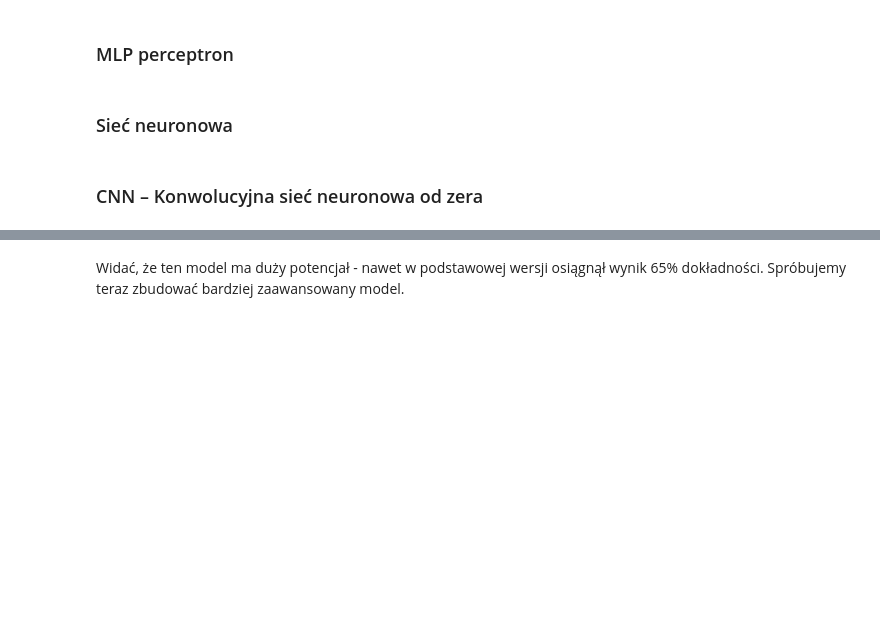
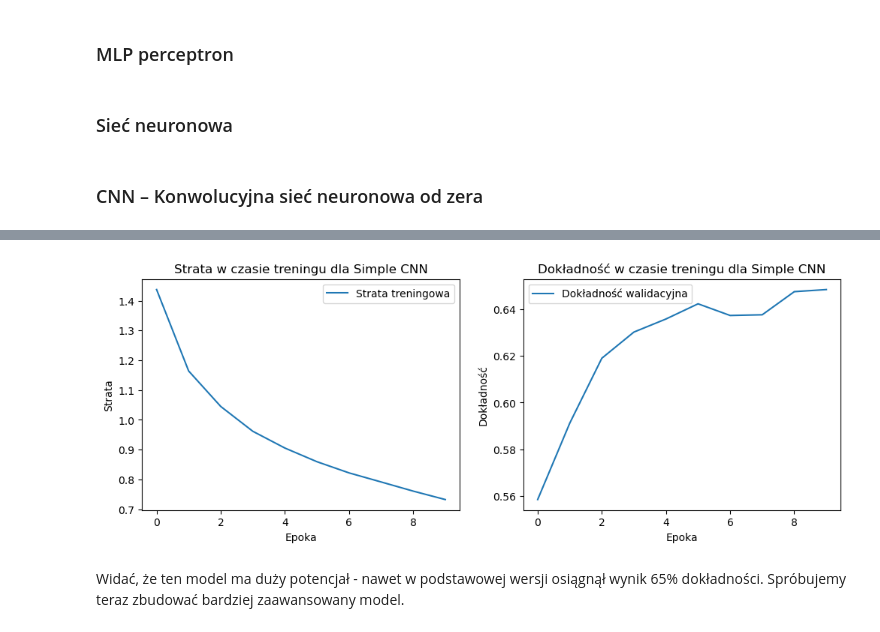
Before and after one commit to ge0rgii/ProjektZespolowy2, a Jupyter notebook: PZ.ipynb, the cells around one changed output, grey strips where cells are left out. Drawn from its saved outputs; the diff is of its cells as text; code cells hidden in the pictures; blank space fills up the shorter version.

```diff
--- a/PZ.ipynb
+++ b/PZ.ipynb
@@ -309,14 +361,18 @@ import os
 import torch
 from torch import nn, optim
 from torchvision import datasets, transforms
-from torch.utils.data import DataLoader
+from torch.utils.data import DataLoader, random_split
 from accelerate import Accelerator
+import matplotlib.pyplot as plt
 
-# Inicjalizuj accelerator
+# Użyj acceleratora
 accelerator = Accelerator()
 
 # Włącz tryb benchmark w cuDNN dla optymalnej wydajności
 torch.backends.cudnn.benchmark = True
+
+# Sprawdź urządzenie używane przez accelerator
+print(f"Using device: {accelerator.device}")
 
 # Definiuj transformacje dla zbioru danych CIFAR-10
 transform = transforms.Compose([
@@ -325,16 +381,22 @@ transform = transforms.Compose([
 ])
 
 # Przygotuj zbiór danych CIFAR-10
-train_dataset = datasets.CIFAR10(os.getcwd(), train=True, download=True, transform=transform)
+dataset = datasets.CIFAR10(os.getcwd(), train=True, download=True, transform=transform)
 test_dataset = datasets.CIFAR10(os.getcwd(), train=False, download=True, transform=transform)
+
+# Podziel zbiór danych na treningowy i walidacyjny
+train_size = int(0.8 * len(dataset))
+val_size = len(dataset) - train_size
+train_dataset, val_dataset = random_split(dataset, [train_size, val_size])
 
 # Funkcja do tworzenia DataLoader
 def create_dataloader(batch_size):
-    train_loader = DataLoader(train_dataset, batch_size=batch_size, shuffle=True, num_workers=4, pin_memory=True, persistent_workers=True)
-    test_loader = DataLoader(test_dataset, batch_size=batch_size, shuffle=False, num_workers=4, pin_memory=True, persistent_workers=True)
-    return train_loader, test_loader
+    train_loader = DataLoader(train_dataset, batch_size=batch_size, shuffle=True, num_workers=2, pin_memory=True, persistent_workers=True)
+    val_loader = DataLoader(val_dataset, batch_size=batch_size, shuffle=False, num_workers=2, pin_memory=True, persistent_workers=True)
+    test_loader = DataLoader(test_dataset, batch_size=batch_size, shuffle=False, num_workers=2, pin_memory=True, persistent_workers=True)
+    return train_loader, val_loader, test_loader
 
-# Definiuj prosty model CNN
+# Definiuj prostą sieć CNN
 class SimpleCNN(nn.Module):
     def __init__(self):
         super(SimpleCNN, self).__init__()
@@ -349,7 +411,7 @@ class SimpleCNN(nn.Module):
         return x
 
 # Funkcja do trenowania modelu
-def train_model(model, train_loader, criterion, optimizer, epochs):
+def train_model(model, train_loader, val_loader, criterion, optimizer, epochs, param_set, train_losses, val_accuracies):
     model.train()
     for epoch in range(epochs):
         current_loss = 0.0
@@ -361,8 +423,23 @@ def train_model(model, train_loader, criterion, optimizer, epochs):
             accelerator.backward(loss)
             optimizer.step()
             current_loss += loss.item()
-        print(f'Epoch [{epoch + 1}/{epochs}] Loss: {current_loss / len(train_loader):.4f}')
-    torch.cuda.empty_cache()  # Opróżnij pamięć GPU
+        train_losses.append(current_loss / len(train_loader))
+        val_acc = validate_model(model, val_loader)
+        val_accuracies.append(val_acc)
+        print(f'[{param_set}] Epoch [{epoch + 1}/{epochs}] Loss: {current_loss / len(train_loader):.4f}, Val Accuracy: {val_acc:.4f}')
+
+# Funkcja do walidacji modelu
+def validate_model(model, val_loader):
+    model.eval()
+    correct = 0
+    total = 0
+    with torch.no_grad():
+        for images, labels in val_loader:
+            outputs = model(images)
+            _, predicted = torch.max(outputs.data, 1)
+            total += labels.size(0)
+            correct += (predicted == labels).sum().item()
+    return correct / total
 
 # Funkcja do testowania modelu
 def test_model(model, test_loader):
@@ -377,25 +454,45 @@ def test_model(model, test_loader):
             correct += (predicted == labels).sum().item()
     return correct / total
 
-# Parametry treningu
+# Hiperparametry
 batch_size = 64
+learning_rate = 0.001
 epochs = 10
-learning_rate = 0.001
 
-# Stwórz DataLoader'y
-train_loader, test_loader = create_dataloader(batch_size)
-
-# Inicjalizuj model, funkcję kosztu i optymalizator
+# Inicjalizuj model
+train_loader, val_loader, test_loader = create_dataloader(batch_size)
 model = SimpleCNN()
 criterion = nn.CrossEntropyLoss()
 optimizer = optim.Adam(model.parameters(), lr=learning_rate)
 
 # Przygotuj z accelerator
-model, optimizer, train_loader, test_loader = accelerator.prepare(model, optimizer, train_loader, test_loader)
+model, optimizer, train_loader, val_loader, test_loader = accelerator.prepare(model, optimizer, train_loader, val_loader, test_loader)
 
-# Wytrenuj i przetestuj model
-train_model(model, train_loader, criterion, optimizer, epochs)
+train_losses = []
+val_accuracies = []
+
+# Trenuj model
+train_model(model, train_loader, val_loader, criterion, optimizer, epochs, "simple_cnn", train_losses, val_accuracies)
+
+# Oceń model
 accuracy = test_model(model, test_loader)
+print(f'Accuracy of the simple CNN on the test images: {accuracy * 100:.2f}%')
 
-print(f'Accuracy of the simple CNN on the test images: {accuracy * 100:.2f}%')
+# Wizualizacja wyników
+plt.figure(figsize=(12, 4))
+plt.subplot(1, 2, 1)
+plt.plot(train_losses, label='Strata treningowa')
+plt.title('Strata w czasie treningu dla Simple CNN')
+plt.xlabel('Epoka')
+plt.ylabel('Strata')
+plt.legend()
+
+plt.subplot(1, 2, 2)
+plt.plot(val_accuracies, label='Dokładność walidacyjna')
+plt.title('Dokładność w czasie treningu dla Simple CNN')
+plt.xlabel('Epoka')
+plt.ylabel('Dokładność')
+plt.legend()
+
+plt.show()
 # %% [output]
@@ -415,3 +513,4 @@ Accuracy of the simple CNN on the test images: 64.89%
+[figure, added]
 # %% [markdown]
 Widać, że ten model ma duży potencjał - nawet w podstawowej wersji osiągnął wynik 65% dokładności. Spróbujemy teraz zbudować bardziej zaawansowany model.
 # %%
```
Also changed, not shown: parts of 16 cells of this notebook, 6 other files.
